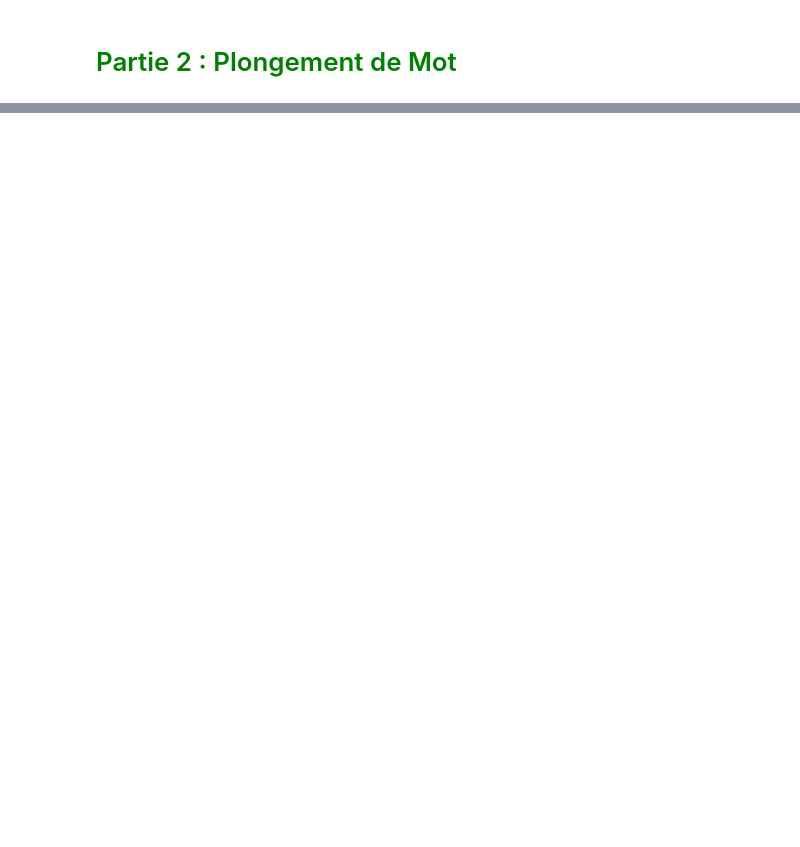
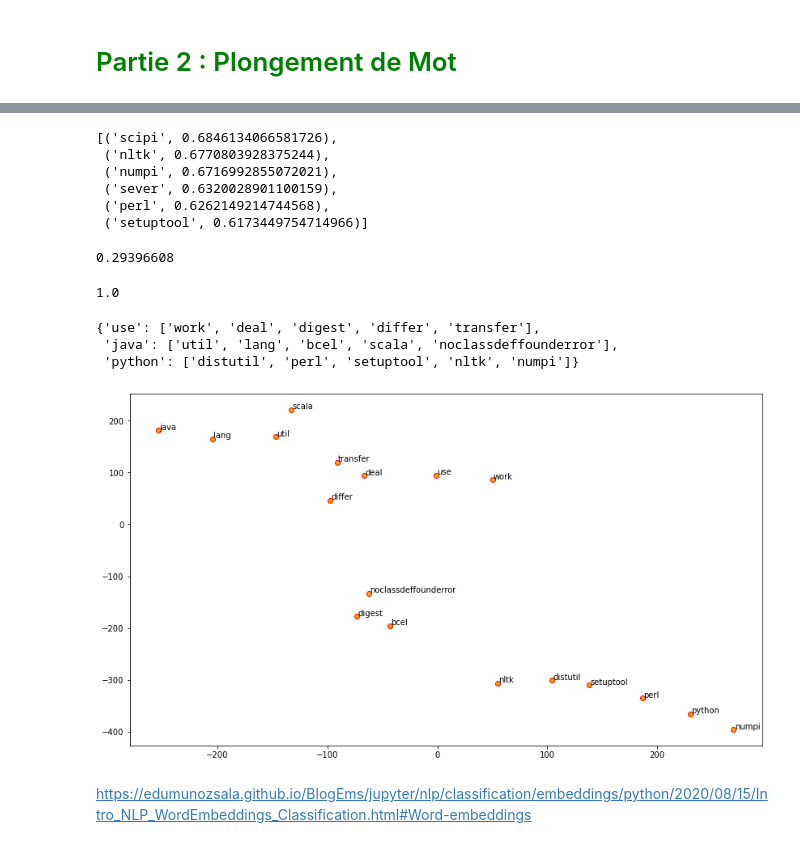
Before and after one commit to hurvoya/05---categorisation-question, a Jupyter notebook: second one.ipynb, the cells around one changed output, grey strips where cells are left out. Saved outputs shown, nothing was run; the diff lists cells and outputs as text; code cells hidden in the pictures; blank space fills up the shorter version.

```diff
--- a/second one.ipynb
+++ b/second one.ipynb
@@ -128,0 +178,2 @@ You would set these parameters when initializing your CountVectorizer object as
+# %%
+tokens = df["clean_title"].values.tolist()
@@ -128,0 +204,4 @@ You would set these parameters when initializing your CountVectorizer object as
+# %%
+# using list comprehension + split()
+# Tokenizing strings in list of strings
+res = [sub.split() for sub in tokens]
@@ -128,0 +232,3 @@ You would set these parameters when initializing your CountVectorizer object as
+# %%
+model = gensim.models.Word2Vec(res, vector_size = 100, window=10, min_count=2, workers=10)
+model.train(res,total_examples=len(res),epochs=10)
@@ -128,0 +290,30 @@ You would set these parameters when initializing your CountVectorizer object as
+# %%
+#Les 6 mots les plus similaire à python
+w1 = ["python"]
+model.wv.most_similar (positive=w1,topn=6)
+# %% [output]
+[('scipi', 0.6846134066581726),
+ ('nltk', 0.6770803928375244),
+ ('numpi', 0.6716992855072021),
+ ('sever', 0.6320028901100159),
+ ('perl', 0.6262149214744568),
+ ('setuptool', 0.6173449754714966)]
+# %%
+#Similarité entre 2 mots :
+model.wv.similarity(w1="java", w2="json")
+# %% [output]
+0.29396608
+# %%
+#Similarité entre 2 mots identique :
+model.wv.similarity(w1="java", w2="java")
+# %% [output]
+1.0
+# %%
+# view similar words based on gensim's model
+similar_words = {search_term: [item[0] for item in model.wv.most_similar([search_term], topn=5)]
+                  for search_term in ['use', 'java', 'python']}
+similar_words
+# %% [output]
+{'use': ['work', 'deal', 'digest', 'differ', 'transfer'],
+ 'java': ['util', 'lang', 'bcel', 'scala', 'noclassdeffounderror'],
+ 'python': ['distutil', 'perl', 'setuptool', 'nltk', 'numpi']}
@@ -128,0 +322,17 @@ You would set these parameters when initializing your CountVectorizer object as
+# %%
+words = sum([[k] + v for k, v in similar_words.items()], [])
+wvs = model.wv[words]
+
+tsne = TSNE(n_components=2, random_state=0, n_iter=10000, perplexity=2)
+np.set_printoptions(suppress=True)
+T = tsne.fit_transform(wvs)
+labels = words
+
+plt.figure(figsize=(14, 8))
+plt.scatter(T[:, 0], T[:, 1], c='orange', edgecolors='r')
+for label, x, y in zip(labels, T[:, 0], T[:, 1]):
+    plt.annotate(label, xy=(x+1, y+1), xytext=(0, 0), textcoords='offset points')
+# %% [output]
+[figure, added]
+# %% [markdown]
+https://edumunozsala.github.io/BlogEms/jupyter/nlp/classification/embeddings/python/2020/08/15/Intro_NLP_WordEmbeddings_Classification.html#Word-embeddings
```
Also changed, not shown: parts of 39 cells of this notebook, 1 other file.
